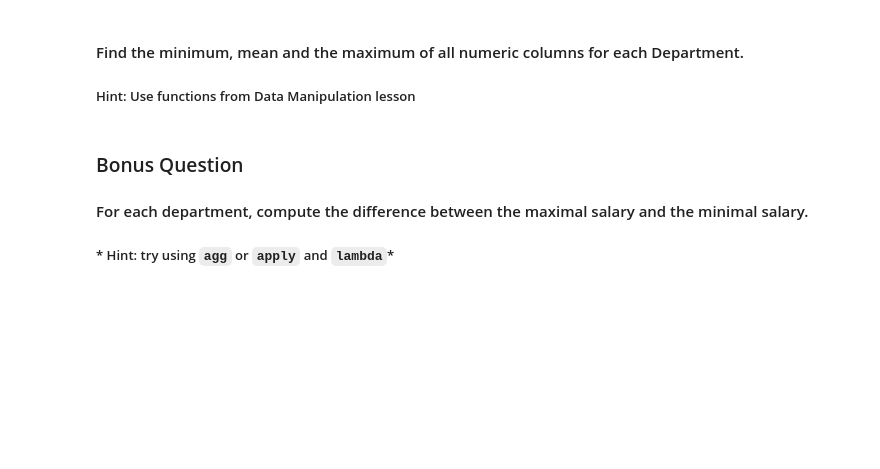
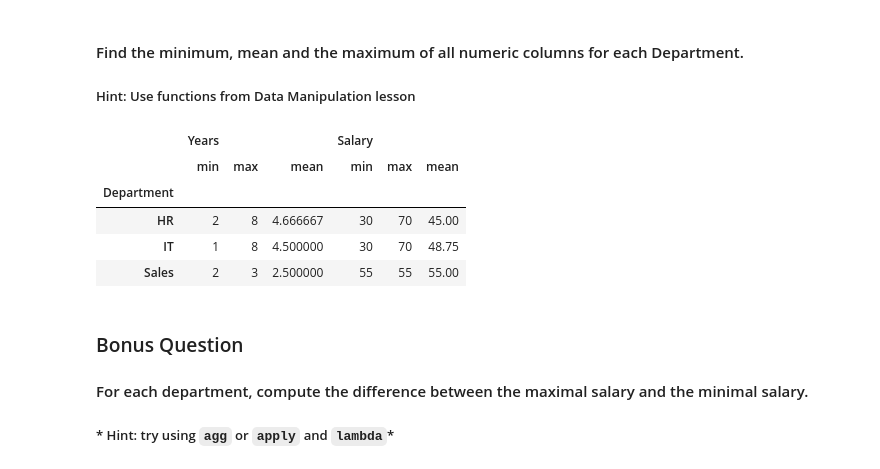
Before and after one commit to Shinan-tech/data-pt-ber-08-20, a Jupyter notebook: Labs/module-2_labs/01_statistics/02_lab-subsetting-and-descriptive-stats/your-code/main.ipynb, the cells around one changed output. Cells and saved outputs as stored; diff of their text form; code cells hidden in the pictures; blank space fills up the shorter version.

```diff
--- a/Labs/module-2_labs/01_statistics/02_lab-subsetting-and-descriptive-stats/your-code/main.ipynb
+++ b/Labs/module-2_labs/01_statistics/02_lab-subsetting-and-descriptive-stats/your-code/main.ipynb
@@ -294,6 +308,14 @@ grouped_title
 ##### Hint: Use functions from Data Manipulation lesson
 # %%
 # your answer here
+employee.groupby(["Department"]).agg(["min", "max", "mean"])
+# %% [output]
+|  | Years |  |  | Salary |  |  |
+|  | min | max | mean | min | max | mean |
+| Department |  |  |  |  |  |  |
+| HR | 2 | 8 | 4.666667 | 30 | 70 | 45.00 |
+| IT | 1 | 8 | 4.500000 | 30 | 70 | 48.75 |
+| Sales | 2 | 3 | 2.500000 | 55 | 55 | 55.00 |
 # %% [markdown]
 ### Bonus Question
 
```
Also changed, not shown: parts of 9 cells of this notebook, 2 other files.
